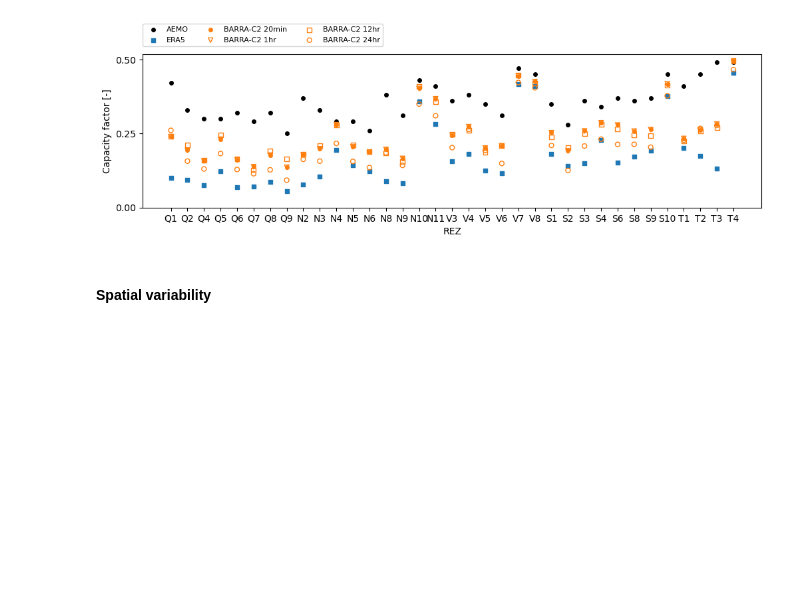
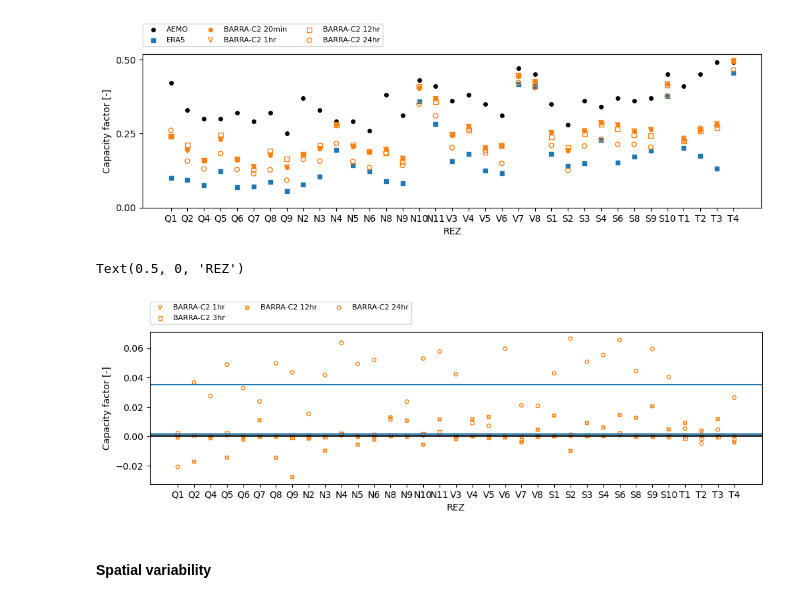
Before and after one commit to dougrichardson/wind_power_comparison, a Jupyter notebook: 04_analyse_REZ_capacity_factors.ipynb, the cells around one changed output. Saved outputs shown, nothing was run; the diff lists cells and outputs as text; code cells hidden in the pictures; blank space fills up the shorter version.

```diff
--- a/04_analyse_REZ_capacity_factors.ipynb
+++ b/04_analyse_REZ_capacity_factors.ipynb
@@ -181,6 +181,35 @@ ax.set_xlabel("REZ")
 # %% [output]
 Text(0.5, 0, 'REZ')
 [figure]
+# %%
+fig, ax = plt.subplots(figsize=(12,3))
+s = 16
+ylim = 0.5
+
+r20 = rez_means_barra_20m.loc[rez_means_era5_aemo.index]
+r1h = rez_means_barra_1hr.loc[rez_means_era5_aemo.index]
+r3h = rez_means_barra_3hr.loc[rez_means_era5_aemo.index]
+r12h = rez_means_barra_12hr.loc[rez_means_era5_aemo.index]
+r24h =  rez_means_barra_24hr.loc[rez_means_era5_aemo.index]
+
+for marker, label, data in zip(
+    ["v", "s", "X", "o"],
+    ["BARRA-C2 1hr", "BARRA-C2 3hr", "BARRA-C2 12hr", "BARRA-C2 24hr"],
+    [r1h, r3h, r12h, r24h]
+):
+    diff = r20 - data
+    diff.reset_index().plot.scatter(
+        ax=ax, x="index", y="raw_mean", c="none", edgecolor="tab:orange", s=s, marker=marker, label=label
+    )
+    ax.axhline(diff["raw_mean"].mean())
+
+ax.legend(ncols=3, fontsize=8, loc=(0, 1.05))
+ax.axhline(0, c="k")
+ax.set_ylabel("Capacity factor [-]")
+ax.set_xlabel("REZ")
+# %% [output]
+Text(0.5, 0, 'REZ')
+[figure, added]
 # %% [markdown]
 #### Spatial variability
 # %%
```
Also changed, not shown: parts of 16 cells of this notebook.
